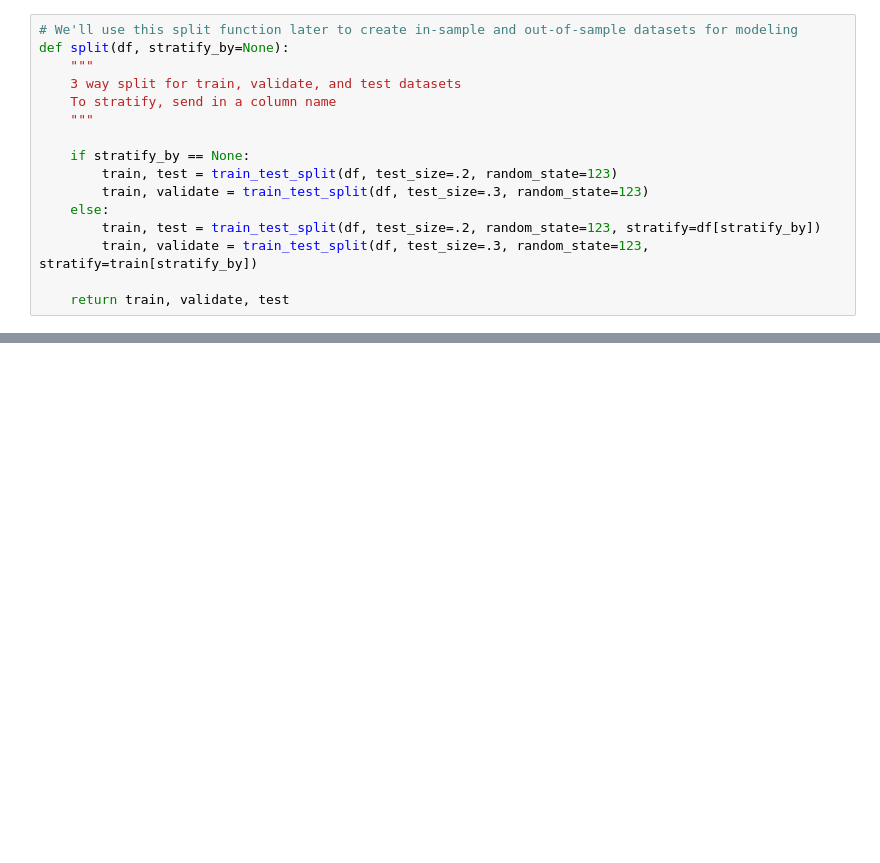
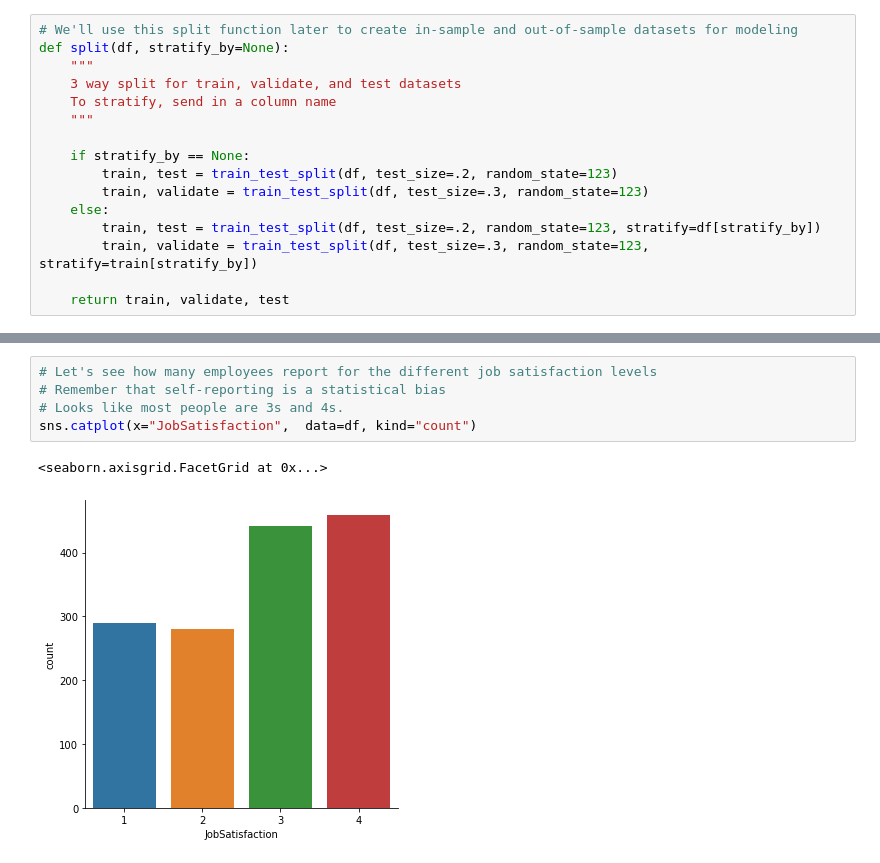
Before and after one commit to ryanorsinger/90-minutes-to-machine-learning, a Jupyter notebook: new_notebook.ipynb, the cells around one changed output, grey strips where cells are left out. Drawn from its saved outputs; the diff is of its cells as text; blank space fills up the shorter version.

```diff
--- a/new_notebook.ipynb
+++ b/new_notebook.ipynb
@@ -285,0 +246,8 @@ sns.boxplot(x=df.Attrition, y=df.NumCompaniesWorked, data=df)
+# %%
+# Let's see how many employees report for the different job satisfaction levels
+# Remember that self-reporting is a statistical bias
+# Looks like most people are 3s and 4s.
+sns.catplot(x="JobSatisfaction",  data=df, kind="count")
+# %% [output]
+<seaborn.axisgrid.FacetGrid at 0x...>
+[figure, added]
```
Also changed, not shown: parts of 42 cells of this notebook, 1 other file.
